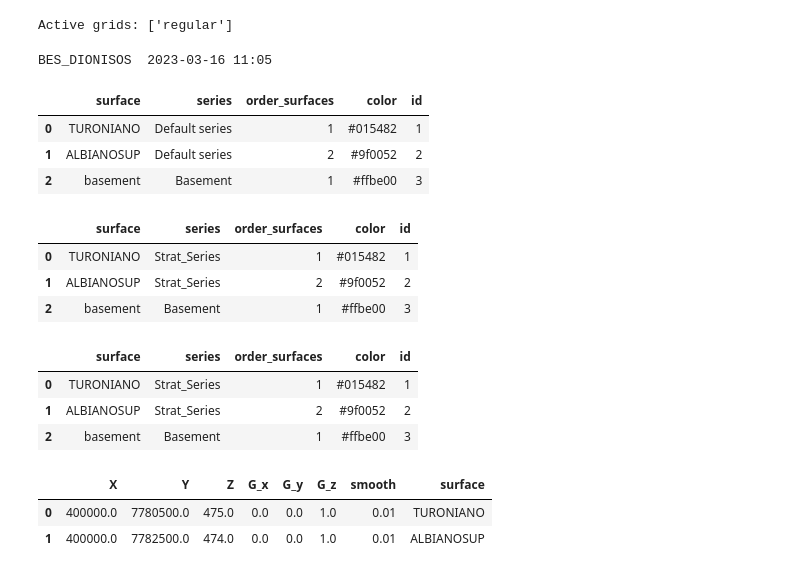
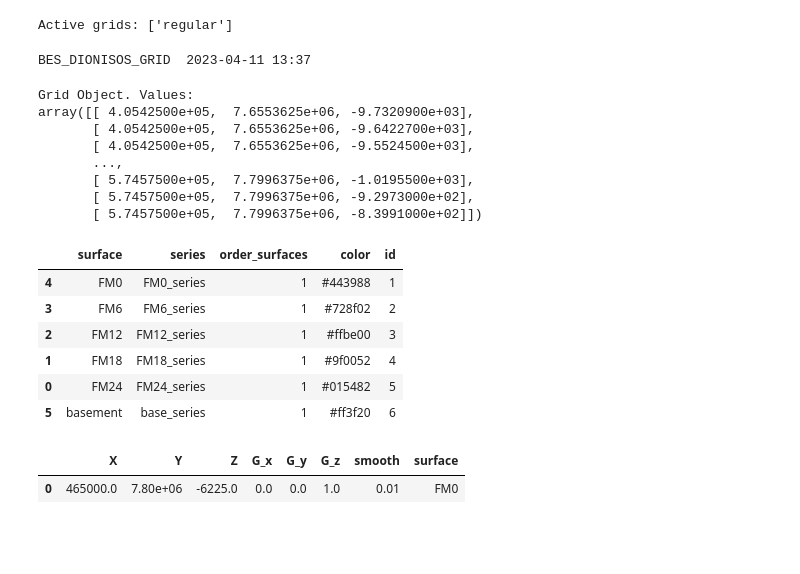
Before and after one commit to PR-4/3Dmodels, a Jupyter notebook: programs/teste_bes_dionisos_2.ipynb, the cells around one changed output. Cells and saved outputs as stored; diff of their text form; code cells hidden in the pictures; blank space fills up the shorter version.

Commit message:
version 1.2.1
Algumas mudanças no Teste Dionisos

```diff
--- a/programs/teste_bes_dionisos_2.ipynb
+++ b/programs/teste_bes_dionisos_2.ipynb
@@ -1,6 +1,16 @@
 # %%
+# Importar dependências
 import gempy as gp
 import numpy as np
 import pandas as pd
 import matplotlib.pyplot as plt
 import os
+
+import warnings
+warnings.filterwarnings("ignore")
+
+pd.set_option('precision', 2)
+
+# Criando o objeto modelo e variável para indicar a pasta com os dados
+data_path = '../input/Teste_Dionisos/'
+geo_model = gp.create_model('BES_DIONISOS_GRID')
@@ -10,40 +17,45 @@ WARNING (theano.tensor.blas): Using NumPy C-API based implementation for BLAS fu
-# %%
-data_path = '../input/'
-geo_model = gp.create_model('BES_DIONISOS')
 # %%
 gp.init_data(geo_model,
-             extent=[402500, 577500, 7652500, 7802500, 0, 15000],
-             resolution=[50, 50, 50],
-             path_i=data_path + "Teste2/089_100_surfaces_points.csv")
+             extent=[405000, 575000, 7655000, 7800000, -9777, -795],
+             resolution=[200, 200, 100],
+             path_i=data_path + "sp_lessFM_2.csv")
 # %% [output]
 Active grids: ['regular']
-BES_DIONISOS  2023-03-16 11:05
+BES_DIONISOS_GRID  2023-04-11 13:37
+# %%
+# Ordenando as surfaces (Estratigrafia (topo para base)) 1
+gp.map_stack_to_surfaces(geo_model,
+                         {"FM0_series": ('FM0'),
+                          "FM6_series": ('FM6'),
+                          "FM12_series": ('FM12'),
+                          "FM18_series": ('FM18'),
+                          "FM24_series": ('FM24'),
+                          "base_series": ('basement')})
+
+# Ver o grid do modelo
+geo_model.grid
+# %% [output]
+Grid Object. Values:
+array([[ 4.0542500e+05,  7.6553625e+06, -9.7320900e+03],
+       [ 4.0542500e+05,  7.6553625e+06, -9.6422700e+03],
+       [ 4.0542500e+05,  7.6553625e+06, -9.5524500e+03],
+       ...,
+       [ 5.7457500e+05,  7.7996375e+06, -1.0195500e+03],
+       [ 5.7457500e+05,  7.7996375e+06, -9.2973000e+02],
+       [ 5.7457500e+05,  7.7996375e+06, -8.3991000e+02]])
 # %%
 geo_model.surfaces
 # %% [output]
 |  | surface | series | order_surfaces | color | id |
-| 0 | TURONIANO | Default series | 1 | #015482 | 1 |
-| 1 | ALBIANOSUP | Default series | 2 | #9f0052 | 2 |
-| 2 | basement | Basement | 1 | #ffbe00 | 3 |
+| 4 | FM0 | FM0_series | 1 | #443988 | 1 |
+| 3 | FM6 | FM6_series | 1 | #728f02 | 2 |
+| 2 | FM12 | FM12_series | 1 | #ffbe00 | 3 |
+| 1 | FM18 | FM18_series | 1 | #9f0052 | 4 |
+| 0 | FM24 | FM24_series | 1 | #015482 | 5 |
+| 5 | basement | base_series | 1 | #ff3f20 | 6 |
-# %%
-gp.map_stack_to_surfaces(geo_model,
-                         {"Strat_Series": ('TURONIANO', 'ALBIANOSUP')})
-# %% [output]
-|  | surface | series | order_surfaces | color | id |
-| 0 | TURONIANO | Strat_Series | 1 | #015482 | 1 |
-| 1 | ALBIANOSUP | Strat_Series | 2 | #9f0052 | 2 |
-| 2 | basement | Basement | 1 | #ffbe00 | 3 |
-# %%
-geo_model.surfaces
-# %% [output]
-|  | surface | series | order_surfaces | color | id |
-| 0 | TURONIANO | Strat_Series | 1 | #015482 | 1 |
-| 1 | ALBIANOSUP | Strat_Series | 2 | #9f0052 | 2 |
-| 2 | basement | Basement | 1 | #ffbe00 | 3 |
 # %%
-geo_model.add_orientations(X=400000, Y=7780500, Z=475, surface='TURONIANO', pole_vector=(0,0,1))
-geo_model.add_orientations(X=400000, Y=7782500, Z=474, surface='ALBIANOSUP', pole_vector=(0,0,1))
+# Adicionando orientações manualmente (peguei a mediana dos valores de FM0)
+geo_model.add_orientations(X=465000, Y=7800000, Z=-6225, surface='FM0', pole_vector=(0,0,1))
 # %% [output]
 |  | X | Y | Z | G_x | G_y | G_z | smooth | surface |
-| 0 | 400000.0 | 7780500.0 | 475.0 | 0.0 | 0.0 | 1.0 | 0.01 | TURONIANO |
-| 1 | 400000.0 | 7782500.0 | 474.0 | 0.0 | 0.0 | 1.0 | 0.01 | ALBIANOSUP |
+| 0 | 465000.0 | 7.80e+06 | -6225.0 | 0.0 | 0.0 | 1.0 | 0.01 | FM0 |
```
Also changed, not shown: parts of 8 cells of this notebook, 4 other files.
